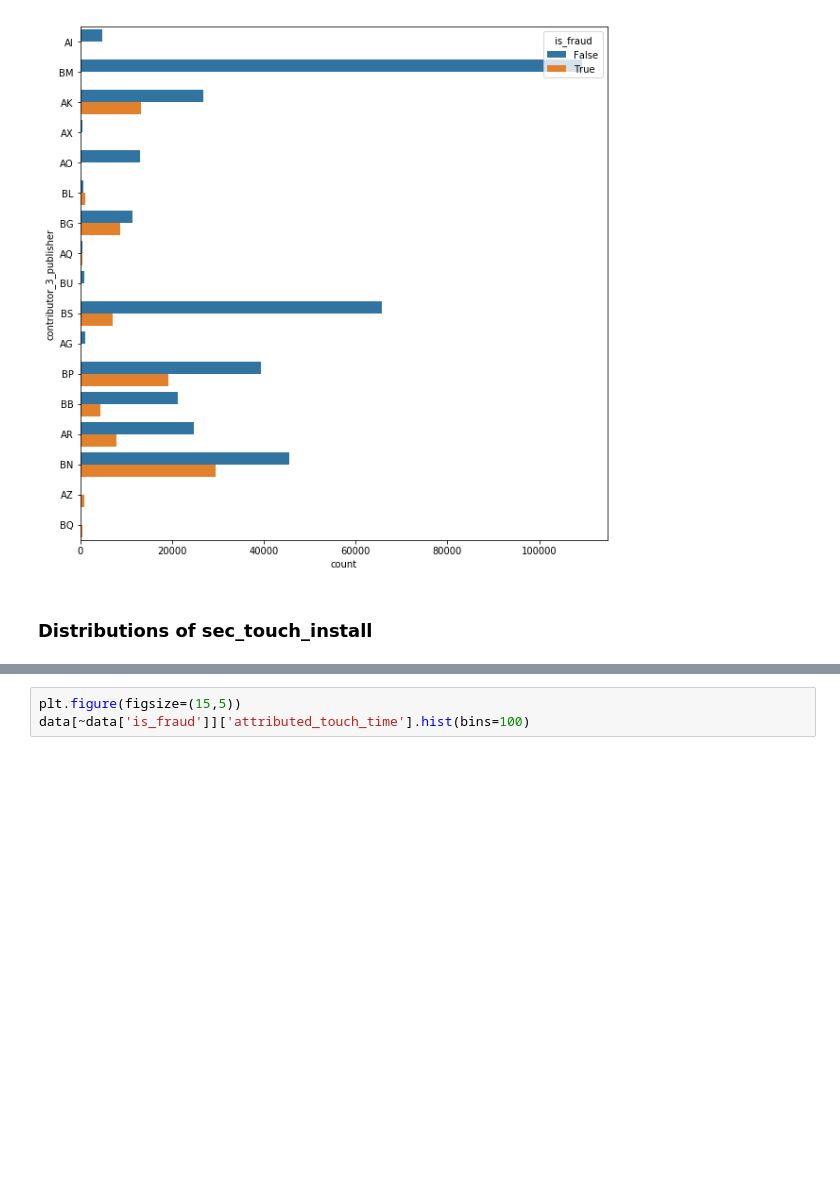
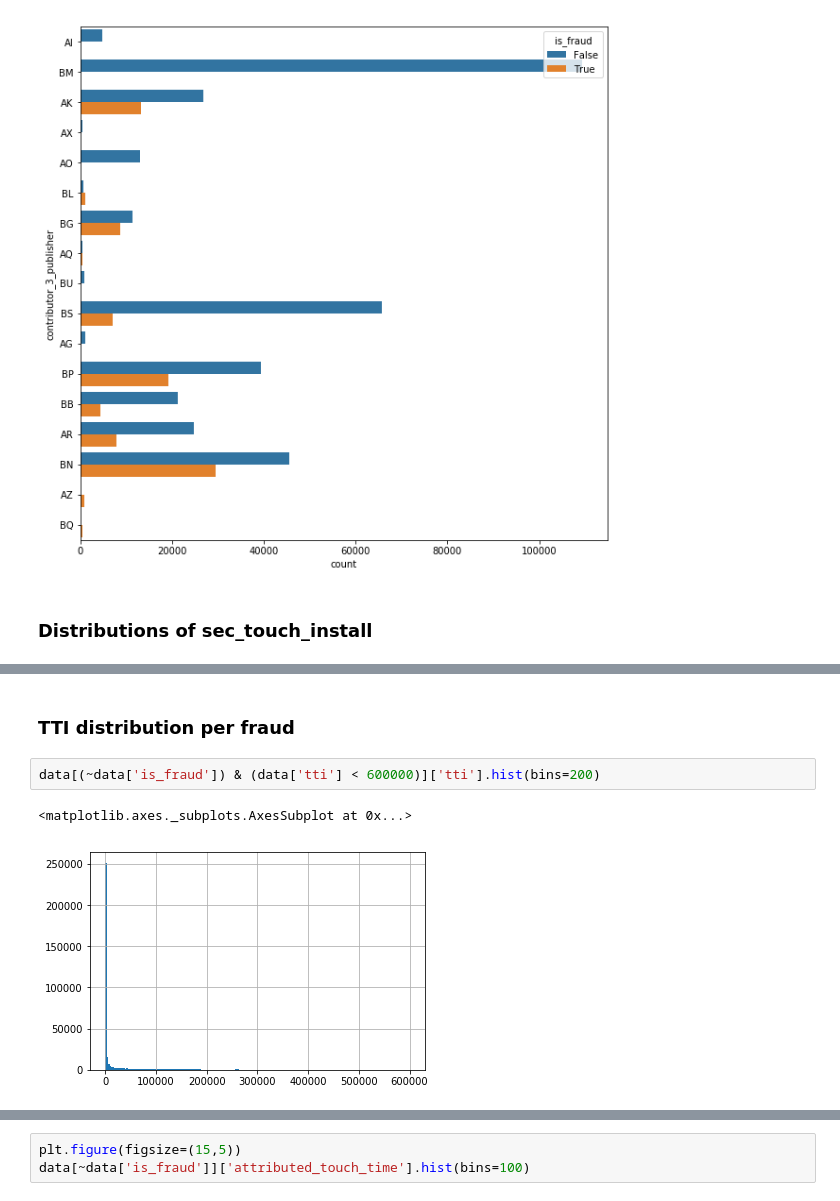
Before and after one commit to nazariinyzhnyk/mobile-ua-fraud-classification, a Jupyter notebook: EDA.ipynb, the cells around one changed output, grey strips where cells are left out. Saved outputs shown, nothing was run; the diff lists cells and outputs as text; blank space fills up the shorter version.

```diff
--- a/EDA.ipynb
+++ b/EDA.ipynb
@@ -237,3 +252,10 @@ plt.xlim(0, 60)
 # %% [output]
 (0, 60)
 [figure]
+# %% [markdown]
+### TTI distribution per fraud
+# %%
+data[(~data['is_fraud']) & (data['tti'] < 600000)]['tti'].hist(bins=200)
+# %% [output]
+<matplotlib.axes._subplots.AxesSubplot at 0x...>
+[figure, added]
```
Also changed, not shown: parts of 33 cells of this notebook, 2 other files.
